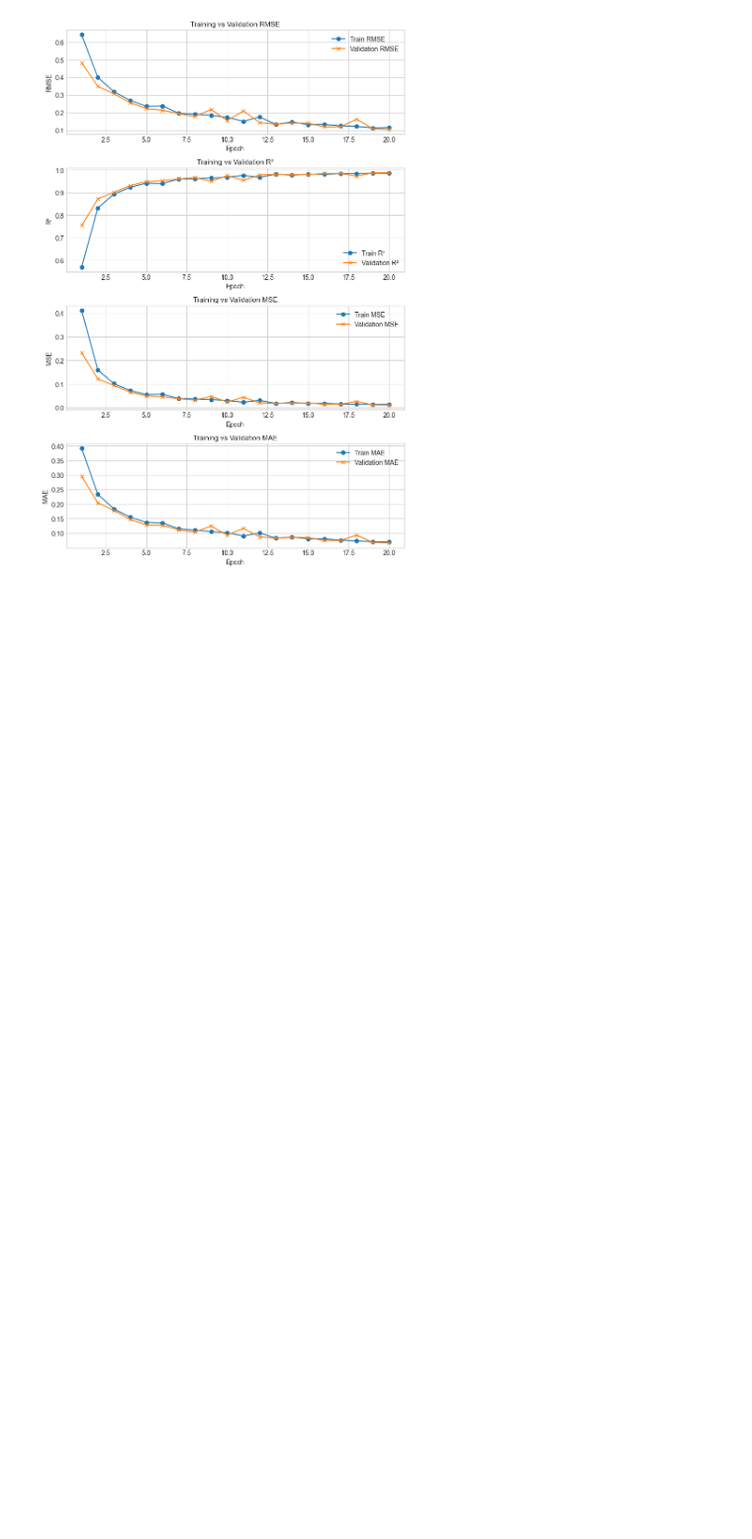
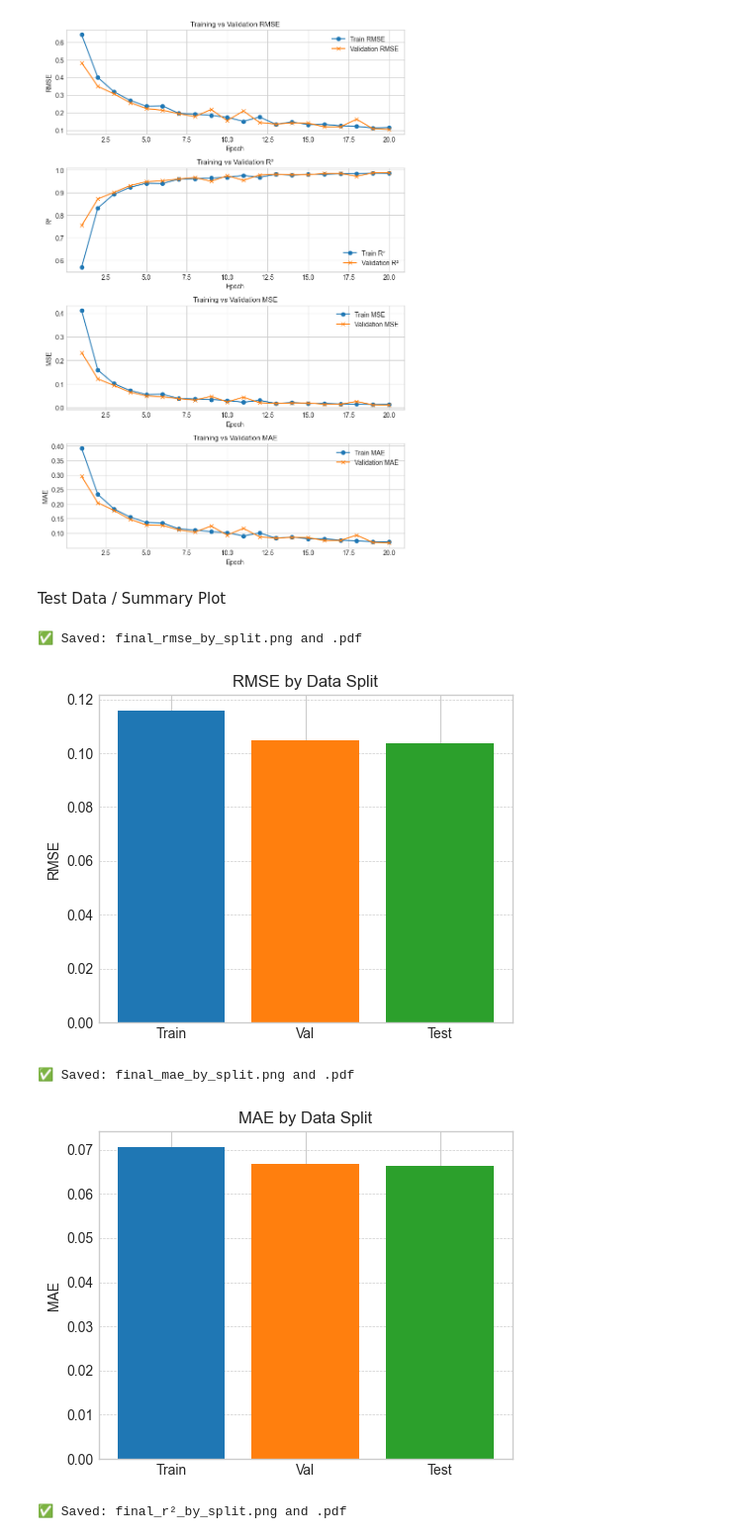
Before and after one commit to miskmabdalla/IMUPoseEstimation, a Jupyter notebook: lstm.ipynb, the cells around one changed output. Shown at 99% size. Saved outputs shown, nothing was run; the diff lists cells and outputs as text; code cells hidden in the pictures; blank space fills up the shorter version.

```diff
--- a/lstm.ipynb
+++ b/lstm.ipynb
@@ -588,3 +660,70 @@ print("✅ Saved: training_validation_metrics.png and training_validation_metric
 # %% [output]
 ✅ Saved: training_validation_metrics.png and training_validation_metrics.pdf
 [figure]
+# %% [markdown]
+Test Data / Summary Plot
+# %%
+import pandas as pd
+import matplotlib.pyplot as plt
+import torch
+import numpy as np
+from sklearn.metrics import mean_squared_error, mean_absolute_error, r2_score
+
+# --- Load last row from CSV ---
+df = pd.read_csv("logs/run_2025-04-13_12-32-27/metrics.csv")
+final_row = df.iloc[-1]
+
+# --- Train & Val Metrics ---
+final_metrics = {
+    "Train": {
+        "RMSE": final_row["train_rmse"],
+        "MAE": final_row["train_mae"],
+        "R²": final_row["train_r2"]
+    },
+    "Val": {
+        "RMSE": final_row["val_rmse"],
+        "MAE": final_row["val_mae"],
+        "R²": final_row["val_r2"]
+    }
+}
+
+# --- Compute Test Metrics from loader ---
+model.eval()
+all_preds, all_targets = [], []
+with torch.no_grad():
+    for X_test_batch, y_test_batch in test_loader:
+        X_test_batch = X_test_batch.to(device)
+        y_test_batch = y_test_batch.to(device)
+        pred = model(X_test_batch)
+        all_preds.append(pred.cpu())
+        all_targets.append(y_test_batch.cpu())
+
+y_true = torch.cat(all_targets).numpy()
+y_pred = torch.cat(all_preds).numpy()
+
+final_metrics["Test"] = {
+    "RMSE": np.sqrt(mean_squared_error(y_true, y_pred)),
+    "MAE": mean_absolute_error(y_true, y_pred),
+    "R²": r2_score(y_true, y_pred)
+}
+
+# --- Plot one figure per metric ---
+for metric in ["RMSE", "MAE", "R²"]:
+    values = [final_metrics[split][metric] for split in ["Train", "Val", "Test"]]
+    plt.figure(figsize=(5, 4))
+    plt.bar(["Train", "Val", "Test"], values, color=["tab:blue", "tab:orange", "tab:green"])
+    plt.ylabel(metric)
+    plt.title(f"{metric} by Data Split")
+    plt.grid(axis='y', linestyle='--', linewidth=0.5)
+    plt.tight_layout()
+    plt.savefig(f"final_{metric.lower()}_by_split.png", dpi=300)
+    plt.savefig(f"final_{metric.lower()}_by_split.pdf")
+
+    print(f"✅ Saved: final_{metric.lower()}_by_split.png and .pdf")
+    plt.show()
+# %% [output]
+✅ Saved: final_rmse_by_split.png and .pdf
+[figure, added]
+✅ Saved: final_mae_by_split.png and .pdf
+[figure, added]
+✅ Saved: final_r²_by_split.png and .pdf
```
Also changed, not shown: parts of 5 cells of this notebook, 16 other files.
